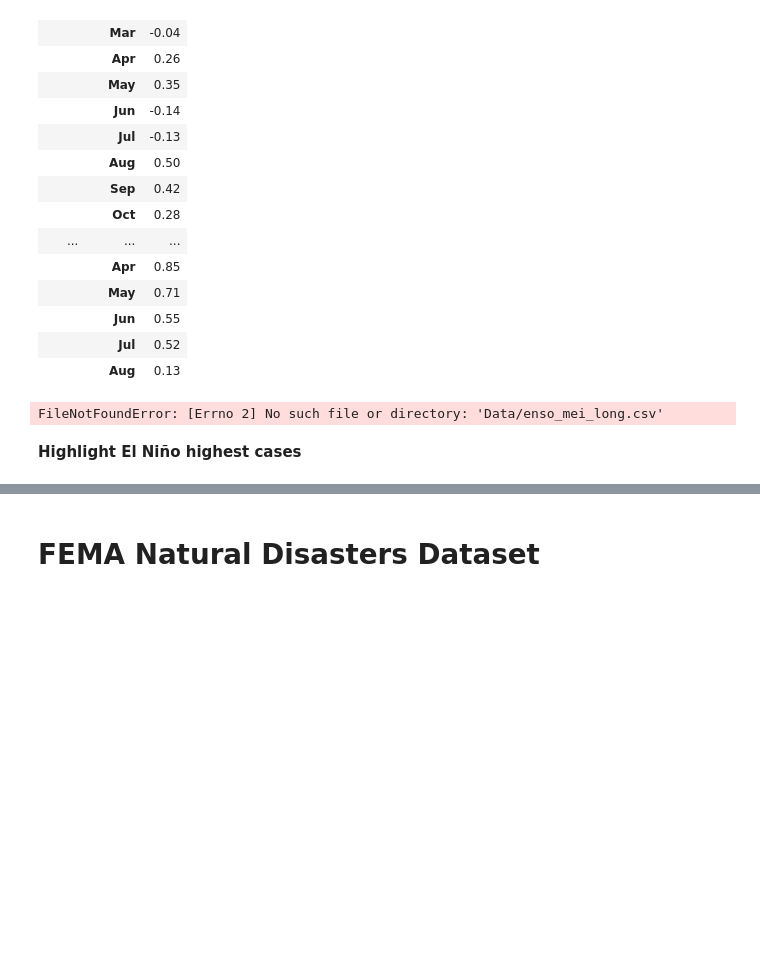
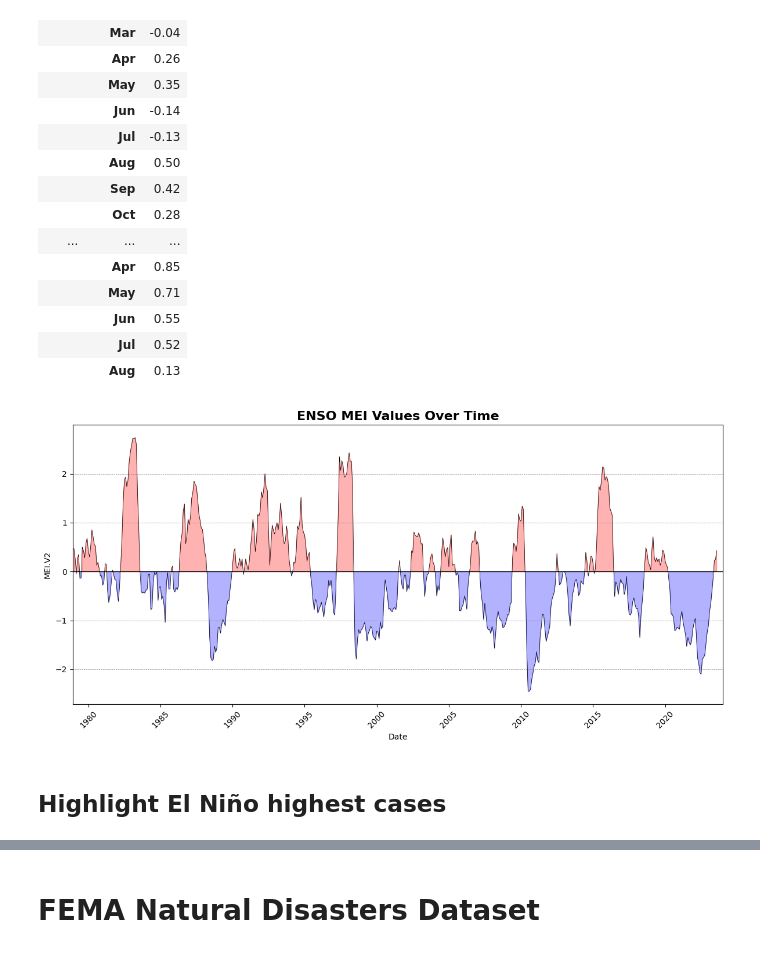
Before and after one commit to yannickpichardo/master_thesis, a Jupyter notebook: prelim_data.ipynb, the cells around one changed output, grey strips where cells are left out. Cells and saved outputs as stored; diff of their text form; code cells hidden in the pictures; blank space fills up the shorter version.

```diff
--- a/prelim_data.ipynb
+++ b/prelim_data.ipynb
@@ -82,43 +96,43 @@ display(enso_mei_long.head(20))
 |  | Jul | 0.52 |
 |  | Aug | 0.13 |
 # %%
-enso_mei_long = pd.read_csv('Data/enso_mei_long.csv')
+enso_mei_long = pd.read_csv('../Data/enso_mei_long.csv')
 # Combine the Year and Month columns to create a new Date column
 enso_mei_long['Date'] = enso_mei_long['Year'].astype(str) + '-' + enso_mei_long['Month']
 # Convert the new Date column to datetime format
 enso_mei_long['Date'] = pd.to_datetime(enso_mei_long['Date'], format='%Y-%b')
 #Plot the data
 plt.figure(figsize=(12, 6))
 plt.plot(enso_mei_long['Date'], enso_mei_long['MEI'], linestyle='-', color='black', linewidth=0.5)
 #Only plot until 2024 x axis
 plt.xlim(pd.Timestamp('1978-12-01'), pd.Timestamp('2024-01-01'))
 
 plt.xlabel('Date')
 plt.ylabel('MEI.V2')
 #Create title, big font, bold
 plt.title('ENSO MEI Values Over Time', fontsize=16, fontweight='bold')
 plt.grid(False)
 #Create dotted lines for El Nino and La Nina thresholds
 plt.axhline(y=1, color='gray', linestyle='--', linewidth=0.5)
 plt.axhline(y=-1, color='gray', linestyle='--', linewidth=0.5)
 plt.axhline(y=2, color='gray', linestyle='--', linewidth=0.5)
 plt.axhline(y=-2, color='gray', linestyle='--', linewidth=0.5)
 #grey background between 1 and -1
 plt.axhspan(-1, 1, facecolor='white', alpha=0.2)
 #Create thick solid line through 0
 plt.axhline(y=0, color='black', linestyle='-', linewidth=1)
 #Fill line above 0 with light red
 plt.fill_between(enso_mei_long['Date'], enso_mei_long['MEI'], where=enso_mei_long['MEI'] >= 0, color='red', alpha=0.3)
 #Fill line below 0 with light blue
 plt.fill_between(enso_mei_long['Date'], enso_mei_long['MEI'], where=enso_mei_long['MEI'] <= 0, color='blue', alpha=0.3)
 plt.xticks(rotation=45)
 plt.tight_layout()
 #Save plot in Plots folder with full quality
-plt.savefig('Plots/enso_mei_long.png', dpi=300)
+plt.savefig('../Plots/enso_mei_long.png', dpi=300)
 # %% [output]
-FileNotFoundError: [Errno 2] No such file or directory: 'Data/enso_mei_long.csv'
+[figure, added]
 # %% [markdown]
-**Highlight El Niño highest cases**
+## Highlight El Niño highest cases
 # %%
 #Highlight El Nino and La Nina periods
 #Create empty list for El Nino and La Nina periods
```
Also changed, not shown: parts of 16 cells of this notebook, 1 other file.
